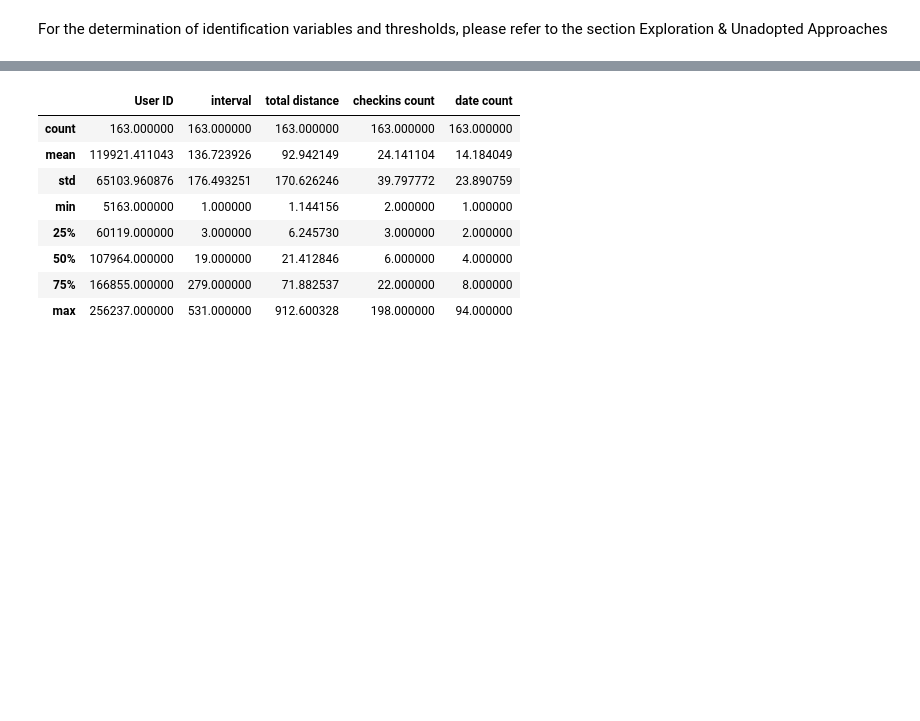
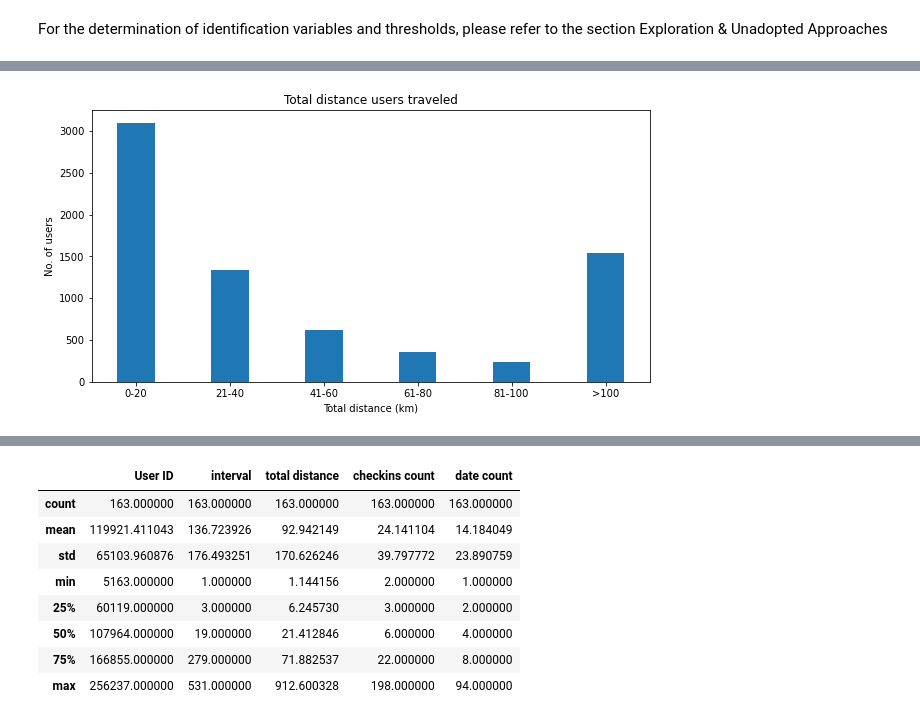
Before and after one commit to leyixu21/Semantic-Trajectory, a Jupyter notebook: clean_foursquare_data.ipynb, the cells around one changed output, grey strips where cells are left out. Cells and saved outputs as stored; diff of their text form; code cells hidden in the pictures; blank space fills up the shorter version.

```diff
--- a/clean_foursquare_data.ipynb
+++ b/clean_foursquare_data.ipynb
@@ -1002,0 +996,32 @@ For the determination of identification variables and thresholds, please refer t
+# %%
+# plot the barchart of the total distance users traveled
+frequency_df = {'0-20': 0, '21-40': 0, '41-60': 0, '61-80': 0, '81-100': 0, '>100': 0}
+for idx, row in tqdm.tqdm(users_info.iterrows(), total=users_info.shape[0]):
+    data = row['total distance']
+    if data <= 20:
+        frequency_df['0-20'] += 1
+    elif data <= 40:
+        frequency_df['21-40'] += 1
+    elif data <= 60:
+        frequency_df['41-60'] += 1
+    elif data <= 80:
+        frequency_df['61-80'] += 1
+    elif data <= 100:
+        frequency_df['81-100'] += 1
+    else:
+        frequency_df['>100'] += 1
+
+total_distance = list(frequency_df.keys())
+values = list(frequency_df.values())
+
+fig = plt.figure(figsize = (10, 5))
+
+# creating the bar plot
+plt.bar(total_distance, values, width = 0.4)
+
+plt.xlabel("Total distance (km)")
+plt.ylabel("No. of users")
+plt.title("Total distance users traveled")
+plt.show()
+# %% [output]
+[figure, added]
```
Also changed, not shown: parts of 46 cells of this notebook.
